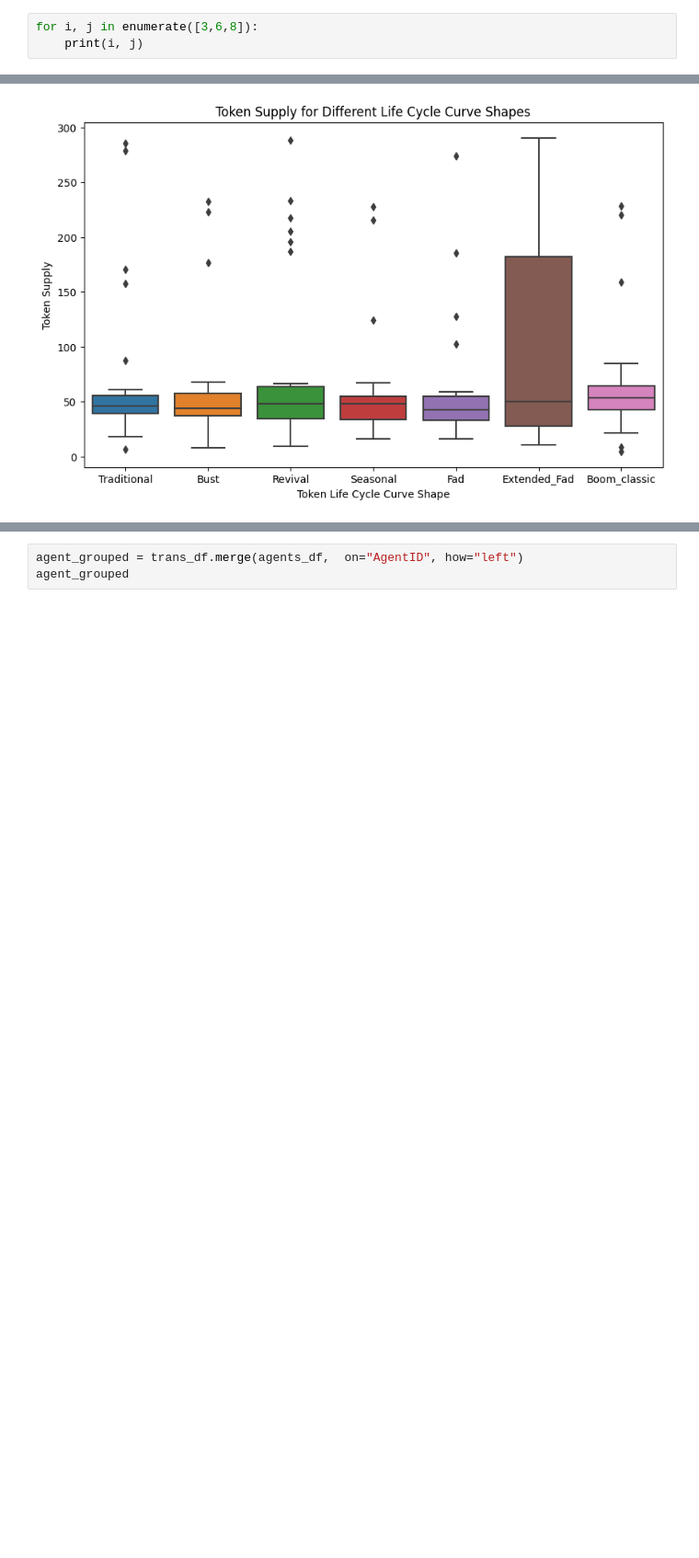
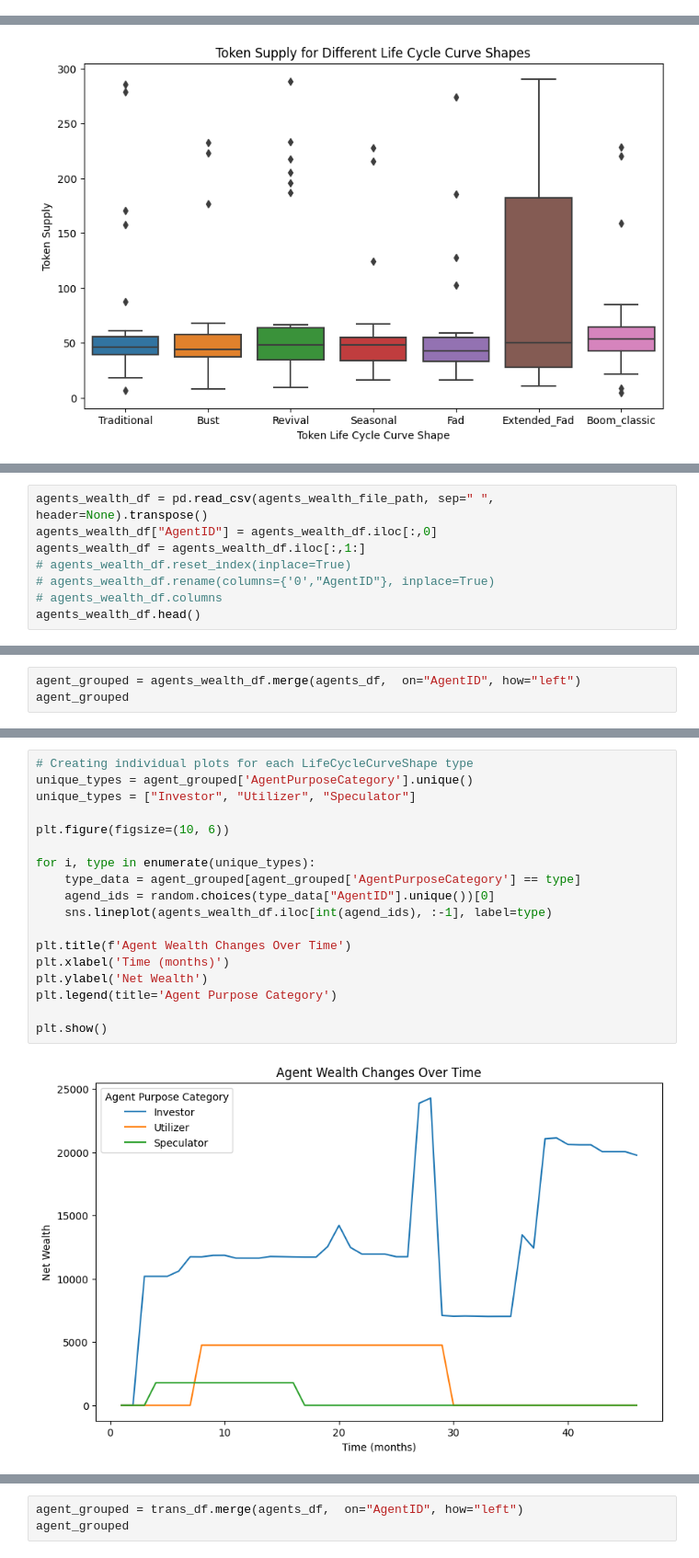
Before and after one commit to mansoorbalouch/TBC-Agent-Based-Simulation, a Jupyter notebook: Working_notebook.ipynb, the cells around one changed output, grey strips where cells are left out. Shown at 92% size. Drawn from its saved outputs; the diff is of its cells as text; blank space fills up the shorter version.

```diff
--- a/Working_notebook.ipynb
+++ b/Working_notebook.ipynb
@@ -6,3 +0,0 @@ random.choices(a[1])[0]
-# %%
-for i, j in enumerate([3,6,8]):
-    print(i, j)
@@ -186,0 +192,8 @@ plt.show()
+# %%
+agents_wealth_df = pd.read_csv(agents_wealth_file_path, sep=" ", header=None).transpose()
+agents_wealth_df["AgentID"] = agents_wealth_df.iloc[:,0]
+agents_wealth_df = agents_wealth_df.iloc[:,1:]
+# agents_wealth_df.reset_index(inplace=True)
+# agents_wealth_df.rename(columns={'0',"AgentID"}, inplace=True)
+# agents_wealth_df.columns
+agents_wealth_df.head()
@@ -186,0 +208,3 @@ plt.show()
+# %%
+agent_grouped = agents_wealth_df.merge(agents_df,  on="AgentID", how="left")
+agent_grouped
@@ -186,0 +231,20 @@ plt.show()
+# %%
+# Creating individual plots for each LifeCycleCurveShape type
+unique_types = agent_grouped['AgentPurposeCategory'].unique()
+unique_types = ["Investor", "Utilizer", "Speculator"]
+
+plt.figure(figsize=(10, 6))
+
+for i, type in enumerate(unique_types):
+    type_data = agent_grouped[agent_grouped['AgentPurposeCategory'] == type]
+    agend_ids = random.choices(type_data["AgentID"].unique())[0]
+    sns.lineplot(agents_wealth_df.iloc[int(agend_ids), :-1], label=type)
+
+plt.title(f'Agent Wealth Changes Over Time')
+plt.xlabel('Time (months)')
+plt.ylabel('Net Wealth')
+plt.legend(title='Agent Purpose Category')
+
+plt.show()
+# %% [output]
+[figure, added]
```
Also changed, not shown: parts of 28 cells of this notebook, 59 other files.
